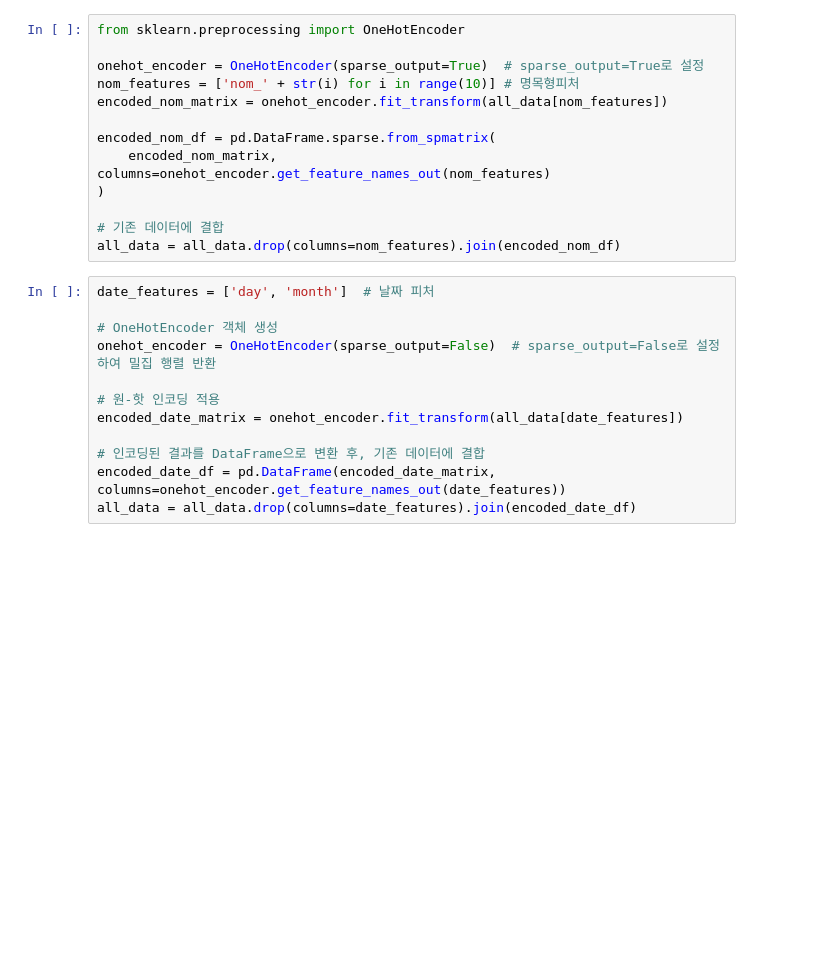
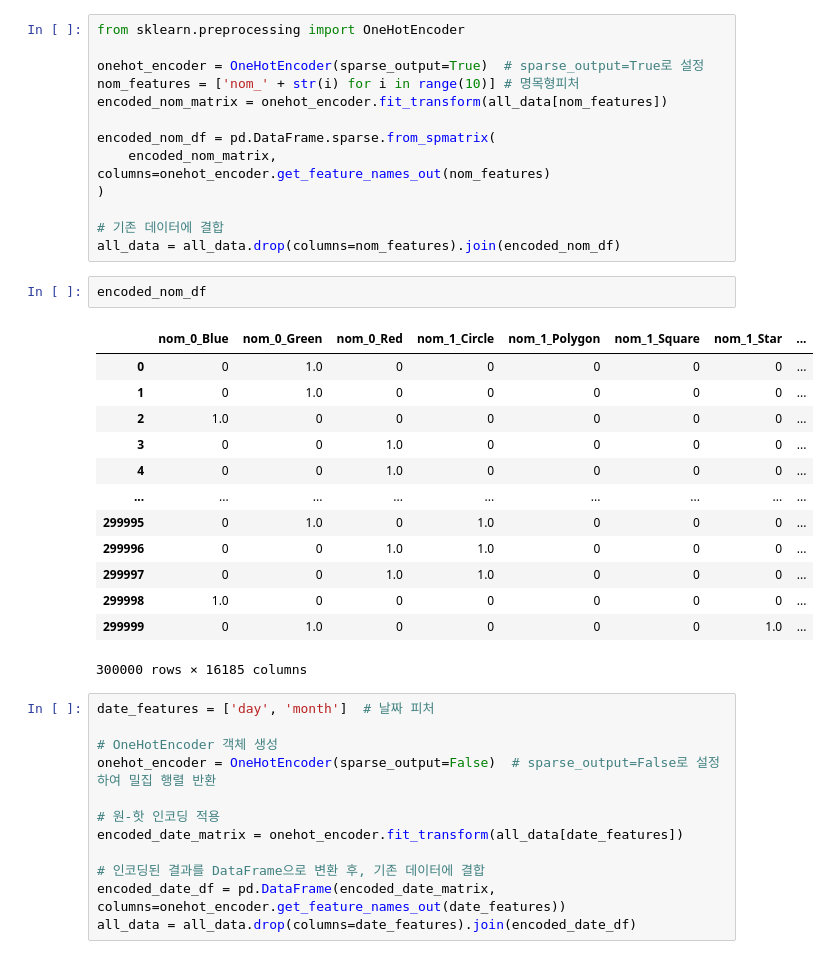
Before and after one commit to p-garden/data-solution, a Jupyter notebook: 615557-ch7-codes-fbc517.ipynb, the cells around one changed output. Cells and saved outputs as stored; diff of their text form; blank space fills up the shorter version.

```diff
--- a/615557-ch7-codes-fbc517.ipynb
+++ b/615557-ch7-codes-fbc517.ipynb
@@ -511,6 +511,22 @@ encoded_nom_df = pd.DataFrame.sparse.from_spmatrix(
 
 # 기존 데이터에 결합
 all_data = all_data.drop(columns=nom_features).join(encoded_nom_df)
+# %%
+encoded_nom_df
+# %% [output]
+|  | nom_0_Blue | nom_0_Green | nom_0_Red | nom_1_Circle | nom_1_Polygon | nom_1_Square | nom_1_Star | ... |
+| 0 | 0 | 1.0 | 0 | 0 | 0 | 0 | 0 | ... |
+| 1 | 0 | 1.0 | 0 | 0 | 0 | 0 | 0 | ... |
+| 2 | 1.0 | 0 | 0 | 0 | 0 | 0 | 0 | ... |
+| 3 | 0 | 0 | 1.0 | 0 | 0 | 0 | 0 | ... |
+| 4 | 0 | 0 | 1.0 | 0 | 0 | 0 | 0 | ... |
+| ... | ... | ... | ... | ... | ... | ... | ... | ... |
+| 299995 | 0 | 1.0 | 0 | 1.0 | 0 | 0 | 0 | ... |
+| 299996 | 0 | 0 | 1.0 | 1.0 | 0 | 0 | 0 | ... |
+| 299997 | 0 | 0 | 1.0 | 1.0 | 0 | 0 | 0 | ... |
+| 299998 | 1.0 | 0 | 0 | 0 | 0 | 0 | 0 | ... |
+| 299999 | 0 | 1.0 | 0 | 0 | 0 | 0 | 1.0 | ... |
+300000 rows × 16185 columns
 # %%
 date_features = ['day', 'month']  # 날짜 피처
 
```
Also changed, not shown: parts of 3 cells of this notebook.
